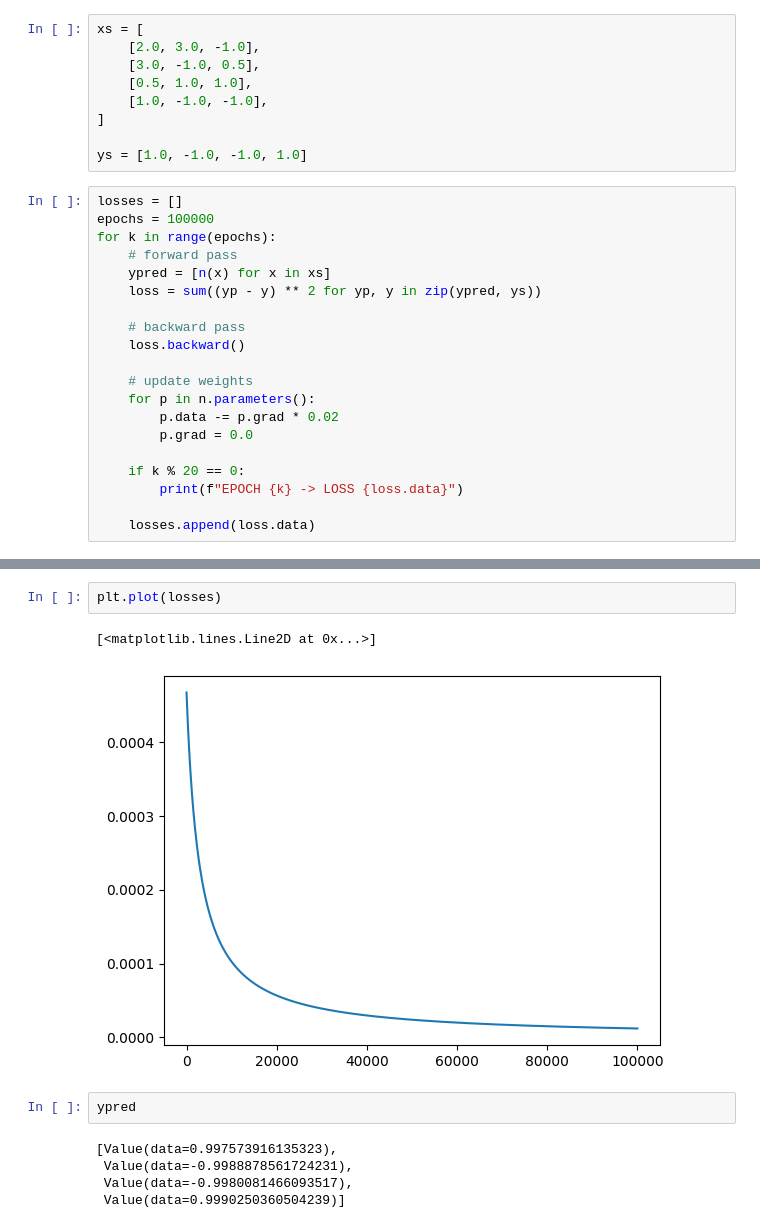
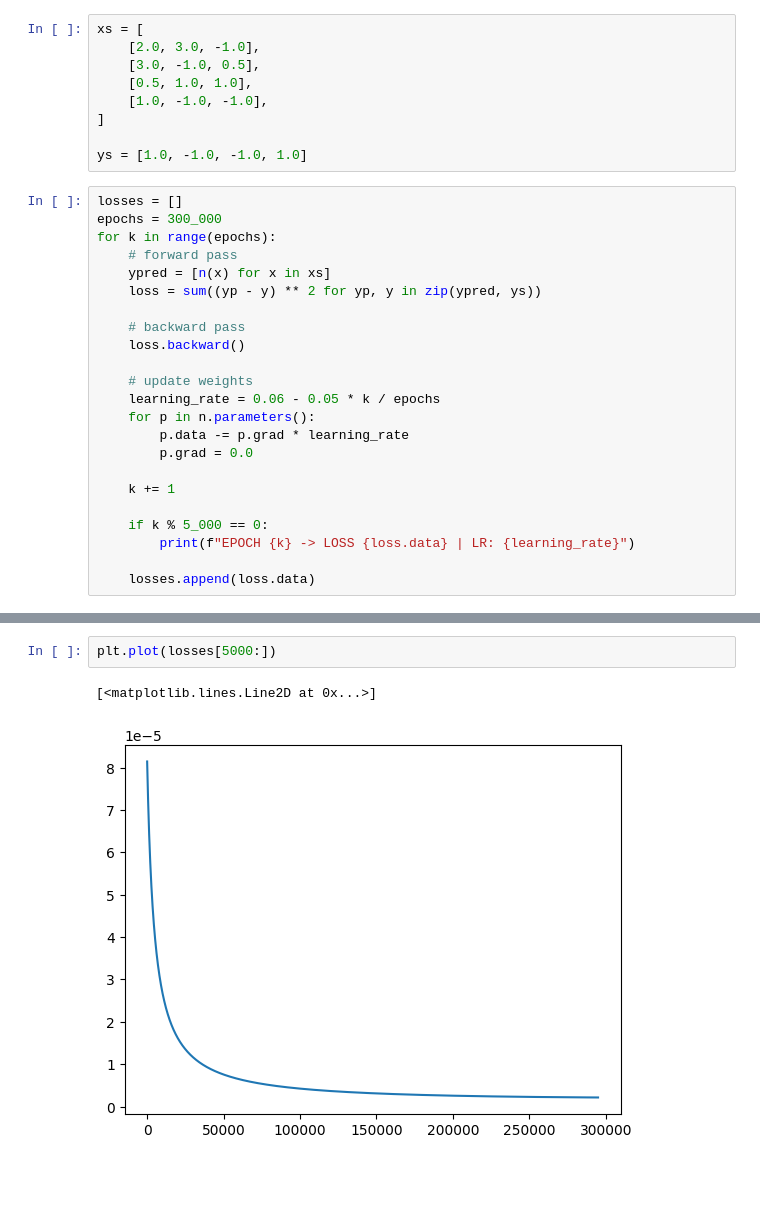
Before and after one commit to sbarrios93/micrograd, a Jupyter notebook: scratch.ipynb, the cells around one changed output, grey strips where cells are left out. Cells and saved outputs as stored; diff of their text form; blank space fills up the shorter version.

Commit message:
more epochs, decay learning rate

```diff
--- a/scratch.ipynb
+++ b/scratch.ipynb
@@ -232,7 +232,7 @@ xs = [
 ys = [1.0, -1.0, -1.0, 1.0]
 # %%
 losses = []
-epochs = 100000
+epochs = 300_000
 for k in range(epochs):
     # forward pass
     ypred = [n(x) for x in xs]
@@ -242,12 +242,15 @@ for k in range(epochs):
     loss.backward()
 
     # update weights
+    learning_rate = 0.06 - 0.05 * k / epochs
     for p in n.parameters():
-        p.data -= p.grad * 0.02
+        p.data -= p.grad * learning_rate
         p.grad = 0.0
 
-    if k % 20 == 0:
-        print(f"EPOCH {k} -> LOSS {loss.data}")
+    k += 1
+
+    if k % 5_000 == 0:
+        print(f"EPOCH {k} -> LOSS {loss.data} | LR: {learning_rate}")
 
     losses.append(loss.data)
 # %% [output]
@@ -271,12 +274,5 @@ EPOCH 99980 -> LOSS 1.2043066437909107e-05
 # %%
-plt.plot(losses)
+plt.plot(losses[5000:])
 # %% [output]
 [<matplotlib.lines.Line2D at 0x...>]
-[figure, old version]
+[figure, new version]
-# %%
-ypred
-# %% [output]
-[Value(data=0.997573916135323),
- Value(data=-0.9988878561724231),
- Value(data=-0.9980081466093517),
- Value(data=0.9990250360504239)]
```
Also changed, not shown: parts of 2 cells of this notebook.
